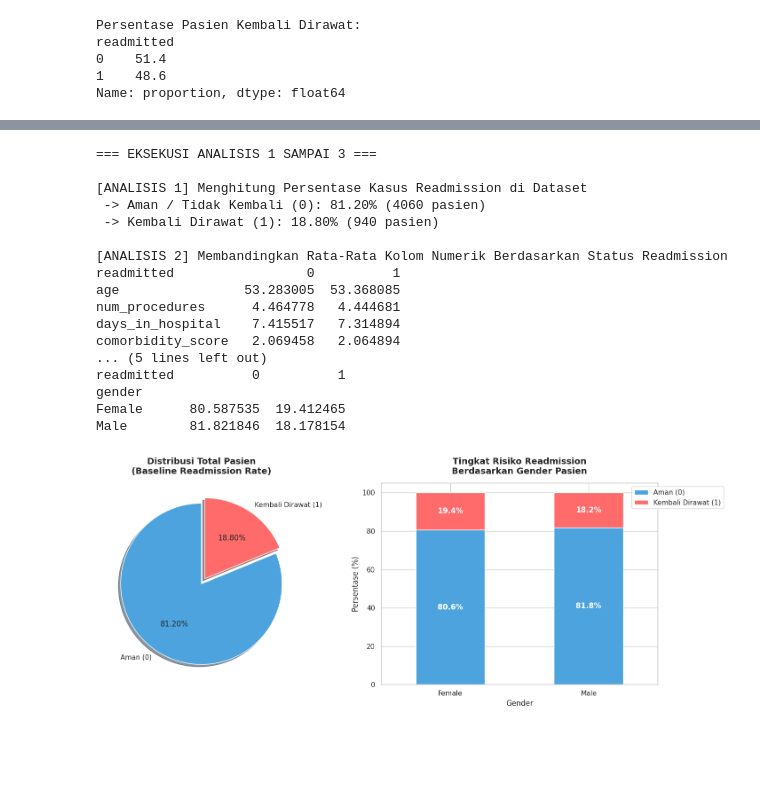
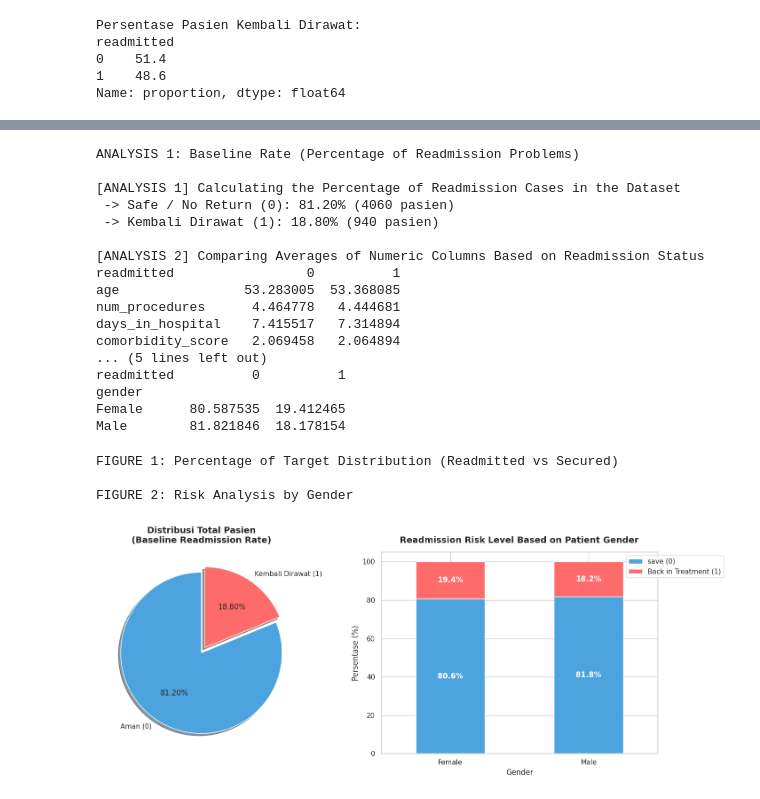
Before and after one commit to sri-wahyuni10/Inter-flyrank, a Jupyter notebook: work/notebooks/w01_research_question.ipynb, the cells around one changed output, grey strips where cells are left out. Cells and saved outputs as stored; diff of their text form; code cells hidden in the pictures; blank space fills up the shorter version.

```diff
--- a/work/notebooks/w01_research_question.ipynb
+++ b/work/notebooks/w01_research_question.ipynb
@@ -91,23 +102,17 @@ KeyError: 'age'
 # %%
-print("=== EKSEKUSI ANALISIS 1 SAMPAI 3 ===")
+print("ANALYSIS 1: Baseline Rate (Percentage of Readmission Problems)")
 
-# =====================================================================
-# ANALISIS 1: Baseline Rate (Persentase Masalah Readmission)
-# =====================================================================
-print("\n[ANALISIS 1] Menghitung Persentase Kasus Readmission di Dataset")
+print("\n[ANALYSIS 1] Calculating the Percentage of Readmission Cases in the Dataset")
 if 'readmitted' in df.columns:
     rate = df['readmitted'].value_counts(normalize=True) * 100
-    jumlah = df['readmitted'].value_counts()
+    amount = df['readmitted'].value_counts()
     for status, persentase in rate.items():
-        label = "Kembali Dirawat (1)" if status == 1 else "Aman / Tidak Kembali (0)"
-        print(f" -> {label}: {persentase:.2f}% ({jumlah[status]} pasien)")
+        label = "Kembali Dirawat (1)" if status == 1 else "Safe / No Return (0)"
+        print(f" -> {label}: {persentase:.2f}% ({amount[status]} pasien)")
 else:
-    print("Kolom 'readmitted' tidak ditemukan. Pastikan Anda membaca file 'train_df.csv', bukan sample_submission.")
+    print("Column 'readmitted' not found. Make sure you are reading the file 'train_df.csv', not sample_submission.")
 
-# =====================================================================
-# ANALISIS 2: Perbedaan Rata-Rata Karakteristik Medis (Kolom Angka)
-# =====================================================================
-print("\n[ANALISIS 2] Membandingkan Rata-Rata Kolom Numerik Berdasarkan Status Readmission")
+print("\n[ANALYSIS 2] Comparing Averages of Numeric Columns Based on Readmission Status")
 if 'readmitted' in df.columns:
     # Mengambil semua kolom bertipe angka selain Patient_ID dan readmitted
     kolom_numerik = df.select_dtypes(include=[np.number]).columns.tolist()
@@ -117,16 +122,13 @@ if 'readmitted' in df.columns:
         # Menghitung rata-rata kelompok
         rerata_grup = df.groupby('readmitted')[kolom_numerik].mean()
         print(rerata_grup.T) # .T digunakan untuk membalik tabel agar lebih mudah dibaca (baris jadi kolom)
-        print("\n*Petunjuk Kesimpulan:* Cari kolom yang selisih angka antara kelompok 0 dan 1 paling jauh.")
+        print("\n*Conclusion Hint:* Find the column where the difference in numbers between groups 0 and 1 is the greatest.")
     else:
-        print("Tidak ditemukan kolom numerik lain selain ID dan Target.")
+        print("No other numeric columns were found besides ID and Target.")
 else:
-    print("Kolom target tidak tersedia untuk pengelompokan.")
+    print("The target column is not available for grouping.")
 
-# =====================================================================
-# ANALISIS 3: Deteksi Faktor Risiko pada Kolom Kategori (Categorical Features)
-# =====================================================================
-print("\n[ANALISIS 3] Menemukan Hubungan Kolom Kategori/Teks dengan Risiko Readmission")
+print("\n[ANALYSIS 3] Finding the Relationship between Category/Text Columns and Readmission Risk")
 if 'readmitted' in df.columns:
     # Mengambil kolom bertipe objek/teks/kategori
     kolom_kategori = df.select_dtypes(include=['object', 'category']).columns.tolist()
@@ -134,21 +136,21 @@ if 'readmitted' in df.columns:
     if len(kolom_kategori) > 0:
         # Kita ambil 1 kolom kategori pertama sebagai contoh sampel analisis otomatis
         sampel_kolom = kolom_kategori[0]
-        print(f" -> Menganalisis kolom kategori pertama yang ditemukan: '{sampel_kolom}'")
+        print(f"-> Analyze the first category column found: '{sampel_kolom}'")
 
         # Membuat tabel silang persentase
         tabel_silang = pd.crosstab(df[sampel_kolom], df['readmitted'], normalize='index') * 100
         print(tabel_silang)
     else:
-        print("Tidak ditemukan kolom bertipe kategori/teks di dalam dataset.")
+        print("No column of type category/text was found in the dataset.")
 # %% [output]
-=== EKSEKUSI ANALISIS 1 SAMPAI 3 ===
+ANALYSIS 1: Baseline Rate (Percentage of Readmission Problems)
 
-[ANALISIS 1] Menghitung Persentase Kasus Readmission di Dataset
- -> Aman / Tidak Kembali (0): 81.20% (4060 pasien)
+[ANALYSIS 1] Calculating the Percentage of Readmission Cases in the Dataset
+ -> Safe / No Return (0): 81.20% (4060 pasien)
  -> Kembali Dirawat (1): 18.80% (940 pasien)
 
-[ANALISIS 2] Membandingkan Rata-Rata Kolom Numerik Berdasarkan Status Readmission
+[ANALYSIS 2] Comparing Averages of Numeric Columns Based on Readmission Status
 readmitted                 0          1
 age                53.283005  53.368085
 num_procedures      4.464778   4.444681
@@ -167,40 +169,38 @@ plt.rcParams['font.size'] = 12
 # Membuat canvas/area grafik berjejer (1 baris, 2 kolom)
 fig, ax = plt.subplots(1, 2, figsize=(15, 6))
 
-# ---------------------------------------------------------------------
-# GRAFIK 1: Persentase Distribusi Target (Readmitted vs Aman)
-# ---------------------------------------------------------------------
+print("FIGURE 1: Percentage of Target Distribution (Readmitted vs Secured)")
 status_counts = df['readmitted'].value_counts()
 labels = ['Aman (0)', 'Kembali Dirawat (1)']
 colors = ['#4ca3dd', '#ff6b6b'] # Biru tenang dan Merah soft
 
 ax[0].pie(status_counts, labels=labels, autopct='%1.2f%%', startangle=90,
           colors=colors, explode=(0, 0.08), shadow=True)
 ax[0].set_title('Distribusi Total Pasien\n(Baseline Readmission Rate)', fontsize=14, fontweight='bold', pad=15)
 
-# ---------------------------------------------------------------------
-# GRAFIK 2: Analisis Risiko Berdasarkan Gender
-# ---------------------------------------------------------------------
-# Membuat data persentase untuk grafik batang bertumpuk (100% Stacked Bar)
+print("\nFIGURE 2: Risk Analysis by Gender")
 gender_data = pd.crosstab(df['gender'], df['readmitted'], normalize='index') * 100
 
 gender_data.plot(kind='bar', stacked=True, color=colors, ax=ax[1])
-ax[1].set_title('Tingkat Risiko Readmission\nBerdasarkan Gender Pasien', fontsize=14, fontweight='bold', pad=15)
+ax[1].set_title('Readmission Risk Level Based on Patient Gender', fontsize=14, fontweight='bold', pad=15)
 ax[1].set_xlabel('Gender', fontsize=12)
 ax[1].set_ylabel('Persentase (%)', fontsize=12)
 ax[1].set_xticklabels(ax[1].get_xticklabels(), rotation=0)
-ax[1].legend(['Aman (0)', 'Kembali Dirawat (1)'], loc='upper right', bbox_to_anchor=(1.25, 1))
+ax[1].legend(['save (0)', 'Back in Treatment (1)'], loc='upper right', bbox_to_anchor=(1.25, 1))
 
 # Memberikan label angka langsung di dalam batang grafik Gender
 for p in ax[1].patches:
     width, height = p.get_width(), p.get_height()
     x, y = p.get_xy()
     if height > 0: # Hanya tulis angka jika batangnya ada isinya
         ax[1].annotate(f'{height:.1f}%', (x + width/2, y + height/2),
                        ha='center', va='center', color='white', fontweight='bold')
 
 # Menyesuaikan tata letak agar tidak terpotong
 plt.tight_layout()
 plt.show()
 # %% [output]
+FIGURE 1: Percentage of Target Distribution (Readmitted vs Secured)
+
+FIGURE 2: Risk Analysis by Gender
-[figure, old version]
+[figure, new version]
```
Also changed, not shown: parts of 5 cells of this notebook.
